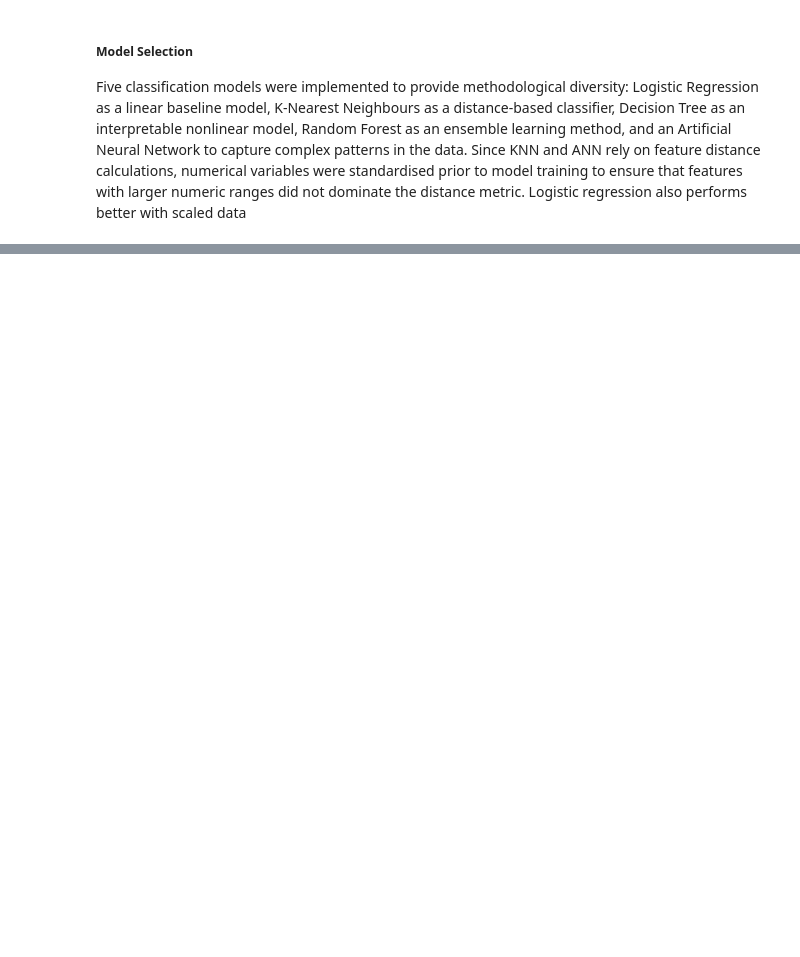
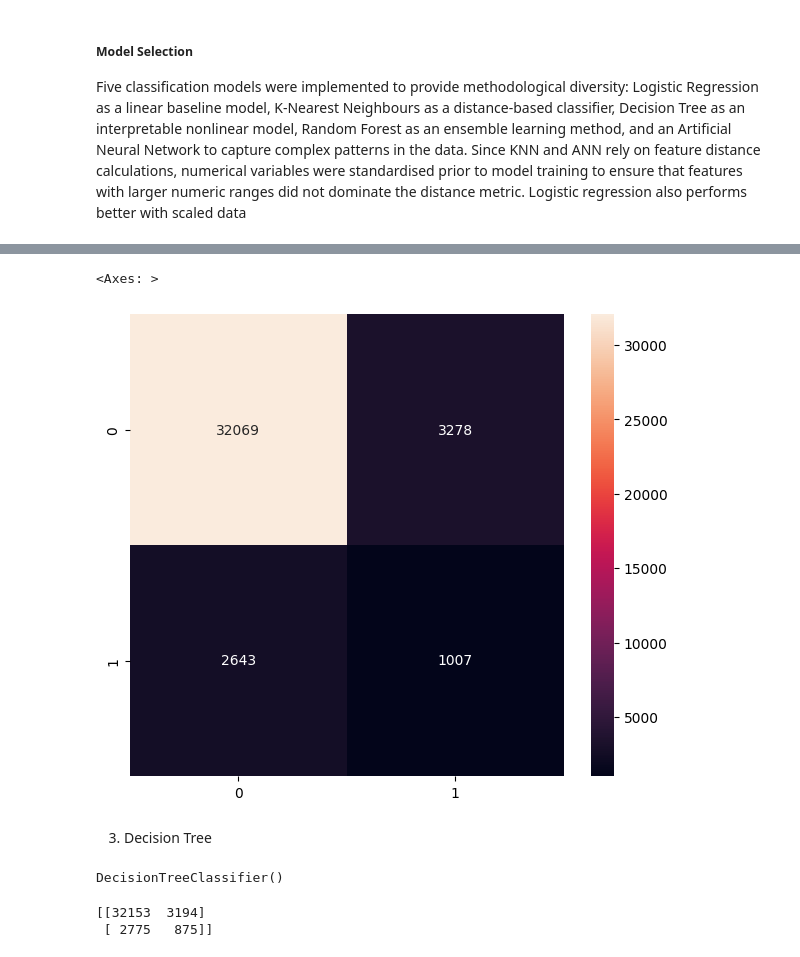
Before and after one commit to leonardsangoroh/AIFoundations, a Jupyter notebook: AssessmentOne/heart-attack-prediction-assignment.ipynb, the cells around one changed output, grey strips where cells are left out. Drawn from its saved outputs; the diff is of its cells as text; code cells hidden in the pictures; blank space fills up the shorter version.

```diff
--- a/AssessmentOne/heart-attack-prediction-assignment.ipynb
+++ b/AssessmentOne/heart-attack-prediction-assignment.ipynb
@@ -407,0 +454,21 @@ Logistic regression also performs better with scaled data
+# %%
+plt.figure(figsize=(7,6))
+sb.heatmap(knn_cm, annot=True, fmt='d')
+# %% [output]
+<Axes: >
+[figure, added]
+# %% [markdown]
+3. Decision Tree
+# %%
+# question - how does max_depth and entropy affect how a model trains
+dt = DecisionTreeClassifier()
+dt.fit(X_train_sm, Y_train_sm)
+# %% [output]
+DecisionTreeClassifier()
+# %%
+ydtpredicted = dt.predict(X_test_scaled)
+dt_cm = confusion_matrix(y_test, ydtpredicted)
+print(dt_cm)
+# %% [output]
+[[32153  3194]
+ [ 2775   875]]
```
Also changed, not shown: parts of 20 cells of this notebook.
